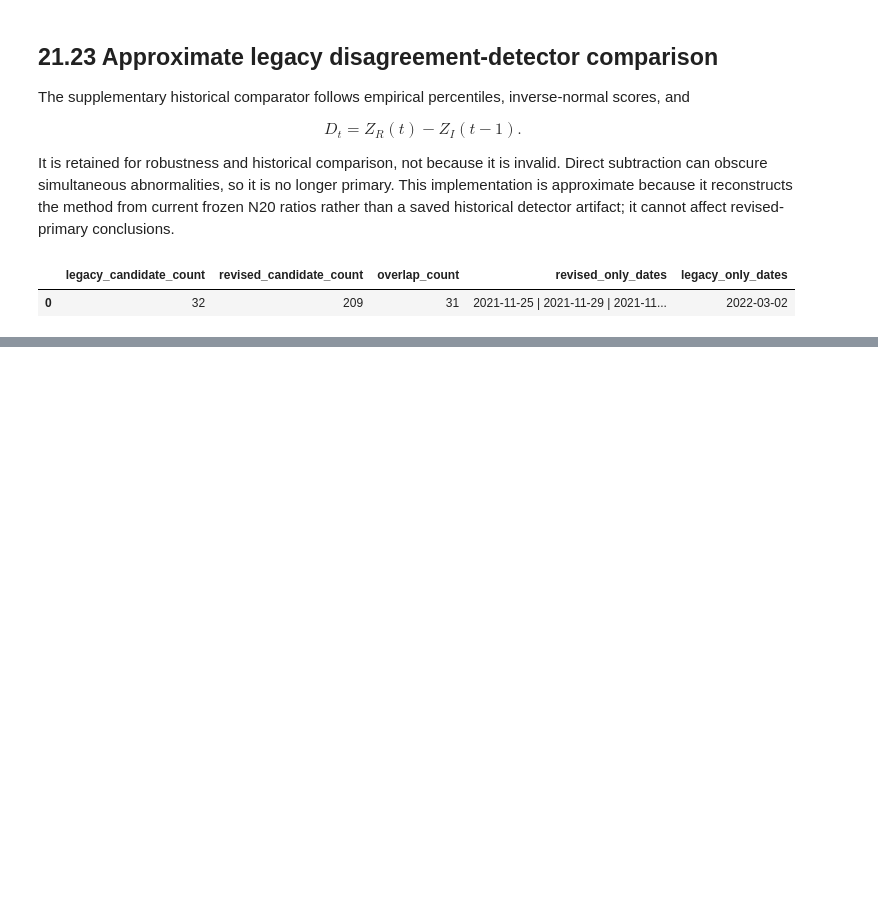
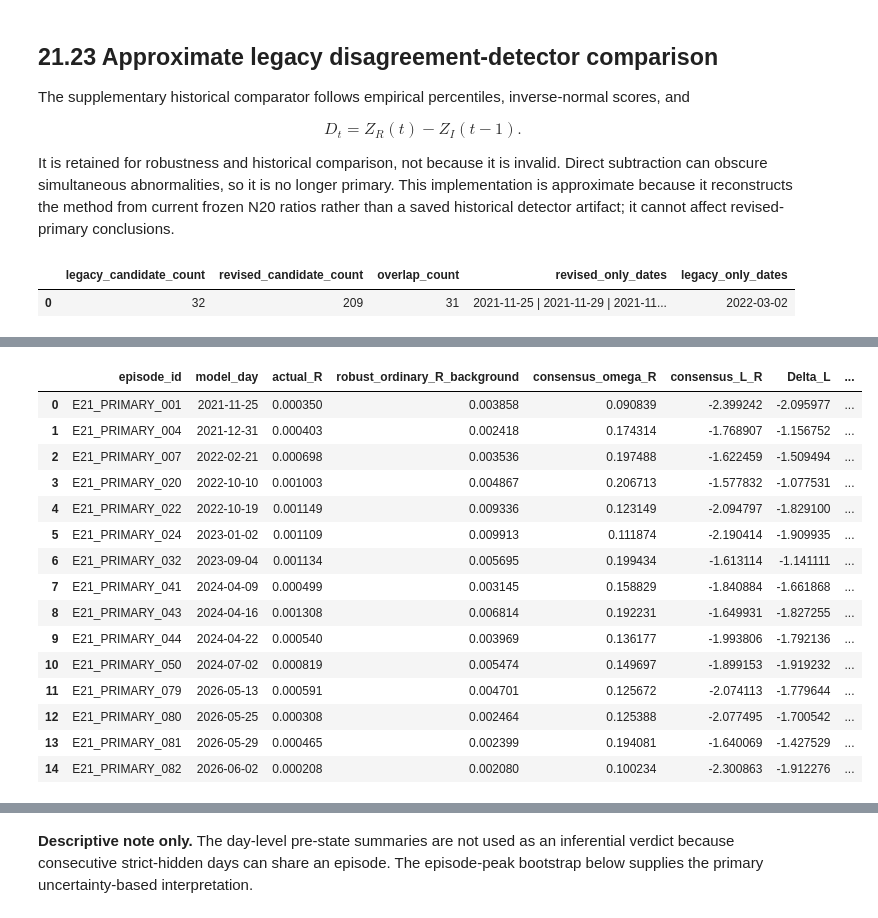
Before and after one commit to JivN24/HSBC-AN-RN, a Jupyter notebook: CODEWORK/Linus' Task Re-Do/21_empirical_hidden_event_discovery_and_signal_synthesis.ipynb, the cells around one changed output, grey strips where cells are left out. Drawn from its saved outputs; the diff is of its cells as text; code cells hidden in the pictures; blank space fills up the shorter version.

```diff
--- a/CODEWORK/Linus' Task Re-Do/21_empirical_hidden_event_discovery_and_signal_synthesis.ipynb
+++ b/CODEWORK/Linus' Task Re-Do/21_empirical_hidden_event_discovery_and_signal_synthesis.ipynb
@@ -1196,0 +1493,56 @@ display(export_manifest)
+# %%
+# Pre-state 20-observed-model-day realised-variation change: excludes R_t by construction.
+r_context = panel[['model_day','canonical_index','R']].copy()
+r_lag_1 = r_context.R.shift(1)
+r_lag_21 = r_context.R.shift(21)
+valid_pre_state = np.isfinite(r_lag_1) & np.isfinite(r_lag_21) & r_lag_1.gt(0) & r_lag_21.gt(0)
+r_context['pre_20d_log_R_change'] = np.where(valid_pre_state, np.log(r_lag_1) - np.log(r_lag_21), np.nan)
+expected_pre_state = np.where(valid_pre_state, np.log(r_lag_1) - np.log(r_lag_21), np.nan)
+pre_state_definition_verified = np.allclose(r_context.pre_20d_log_R_change, expected_pre_state, equal_nan=True)
+
+low_side_days = (strict.loc[strict.primary_state.eq('REALISED_ONLY') & strict.R_response_direction.eq('BELOW_BACKGROUND'), ['model_day']]
+    .merge(r_context[['model_day','pre_20d_log_R_change']], on='model_day', how='left', validate='one_to_one'))
+high_side_days = (strict.loc[strict.primary_state.eq('REALISED_ONLY') & strict.R_response_direction.eq('ABOVE_BACKGROUND'), ['model_day']]
+    .merge(r_context[['model_day','pre_20d_log_R_change']], on='model_day', how='left', validate='one_to_one'))
+eligible_regime_comparison = (primary_test_scores.loc[~primary_test_scores.known_primary_event_pair, ['model_day']]
+    .merge(r_context[['model_day','pre_20d_log_R_change']], on='model_day', how='left', validate='one_to_one')
+    .loc[lambda x: ~x.model_day.isin(low_side_days.model_day)])
+def pre_state_summary_row(label, values):
+    values=values.dropna()
+    return {'sample':label, 'n':len(values), 'mean_pre_20d_log_R_change':float(values.mean()), 'median_pre_20d_log_R_change':float(values.median()), 'q25':float(values.quantile(.25)), 'q75':float(values.quantile(.75)), 'fraction_pre_20d_log_R_change_below_zero':float(values.lt(0).mean())}
+low_side_regime_decay_summary=pd.DataFrame([
+    pre_state_summary_row('LOW_SIDE_REALISED_ONLY_STRICT_HIDDEN', low_side_days.pre_20d_log_R_change),
+    pre_state_summary_row('HIGH_SIDE_REALISED_ONLY_STRICT_HIDDEN', high_side_days.pre_20d_log_R_change),
+    pre_state_summary_row('ELIGIBLE_NON_KNOWN_EVENT_TEST_BASELINE', eligible_regime_comparison.pre_20d_log_R_change),
+])
+# Existing episode peaks are used unchanged for the requested sensitivity.
+realised_peaks=(primary_hidden_episodes.loc[primary_hidden_episodes.primary_state.eq('REALISED_ONLY'), ['hidden_episode_id','peak_day']]
+    .rename(columns={'peak_day':'model_day'})
+    .merge(strict[['model_day','R_response_direction']], on='model_day', how='left', validate='one_to_one')
+    .merge(r_context[['model_day','pre_20d_log_R_change']], on='model_day', how='left', validate='one_to_one'))
+low_side_regime_peak_summary=pd.DataFrame([
+    pre_state_summary_row('LOW_SIDE_REALISED_ONLY_EPISODE_PEAKS', realised_peaks.loc[realised_peaks.R_response_direction.eq('BELOW_BACKGROUND'),'pre_20d_log_R_change']),
+    pre_state_summary_row('HIGH_SIDE_REALISED_ONLY_EPISODE_PEAKS', realised_peaks.loc[realised_peaks.R_response_direction.eq('ABOVE_BACKGROUND'),'pre_20d_log_R_change']),
+])
+assert pre_state_definition_verified and low_side_regime_decay_summary.n.gt(0).all() and low_side_regime_peak_summary.n.gt(0).all()
+display(low_side_realised_diagnostic.head(15))
+display(low_side_regime_decay_summary)
+display(low_side_regime_peak_summary)
+display(Markdown('**Descriptive note only.** The day-level pre-state summaries are not used as an inferential verdict because consecutive strict-hidden days can share an episode. The episode-peak bootstrap below supplies the primary uncertainty-based interpretation.'))
+# %% [output]
+|  | episode_id | model_day | actual_R | robust_ordinary_R_background | consensus_omega_R | consensus_L_R | Delta_L | ... |
+| 0 | E21_PRIMARY_001 | 2021-11-25 | 0.000350 | 0.003858 | 0.090839 | -2.399242 | -2.095977 | ... |
+| 1 | E21_PRIMARY_004 | 2021-12-31 | 0.000403 | 0.002418 | 0.174314 | -1.768907 | -1.156752 | ... |
+| 2 | E21_PRIMARY_007 | 2022-02-21 | 0.000698 | 0.003536 | 0.197488 | -1.622459 | -1.509494 | ... |
+| 3 | E21_PRIMARY_020 | 2022-10-10 | 0.001003 | 0.004867 | 0.206713 | -1.577832 | -1.077531 | ... |
+| 4 | E21_PRIMARY_022 | 2022-10-19 | 0.001149 | 0.009336 | 0.123149 | -2.094797 | -1.829100 | ... |
+| 5 | E21_PRIMARY_024 | 2023-01-02 | 0.001109 | 0.009913 | 0.111874 | -2.190414 | -1.909935 | ... |
+| 6 | E21_PRIMARY_032 | 2023-09-04 | 0.001134 | 0.005695 | 0.199434 | -1.613114 | -1.141111 | ... |
+| 7 | E21_PRIMARY_041 | 2024-04-09 | 0.000499 | 0.003145 | 0.158829 | -1.840884 | -1.661868 | ... |
+| 8 | E21_PRIMARY_043 | 2024-04-16 | 0.001308 | 0.006814 | 0.192231 | -1.649931 | -1.827255 | ... |
+| 9 | E21_PRIMARY_044 | 2024-04-22 | 0.000540 | 0.003969 | 0.136177 | -1.993806 | -1.792136 | ... |
+| 10 | E21_PRIMARY_050 | 2024-07-02 | 0.000819 | 0.005474 | 0.149697 | -1.899153 | -1.919232 | ... |
+| 11 | E21_PRIMARY_079 | 2026-05-13 | 0.000591 | 0.004701 | 0.125672 | -2.074113 | -1.779644 | ... |
+| 12 | E21_PRIMARY_080 | 2026-05-25 | 0.000308 | 0.002464 | 0.125388 | -2.077495 | -1.700542 | ... |
+| 13 | E21_PRIMARY_081 | 2026-05-29 | 0.000465 | 0.002399 | 0.194081 | -1.640069 | -1.427529 | ... |
+| 14 | E21_PRIMARY_082 | 2026-06-02 | 0.000208 | 0.002080 | 0.100234 | -2.300863 | -1.912276 | ... |
@@ -1196,0 +1556 @@ display(export_manifest)
+**Descriptive note only.** The day-level pre-state summaries are not used as an inferential verdict because consecutive strict-hidden days can share an episode. The episode-peak bootstrap below supplies the primary uncertainty-based interpretation.
```
Also changed, not shown: parts of 50 cells of this notebook, 33 other files.
